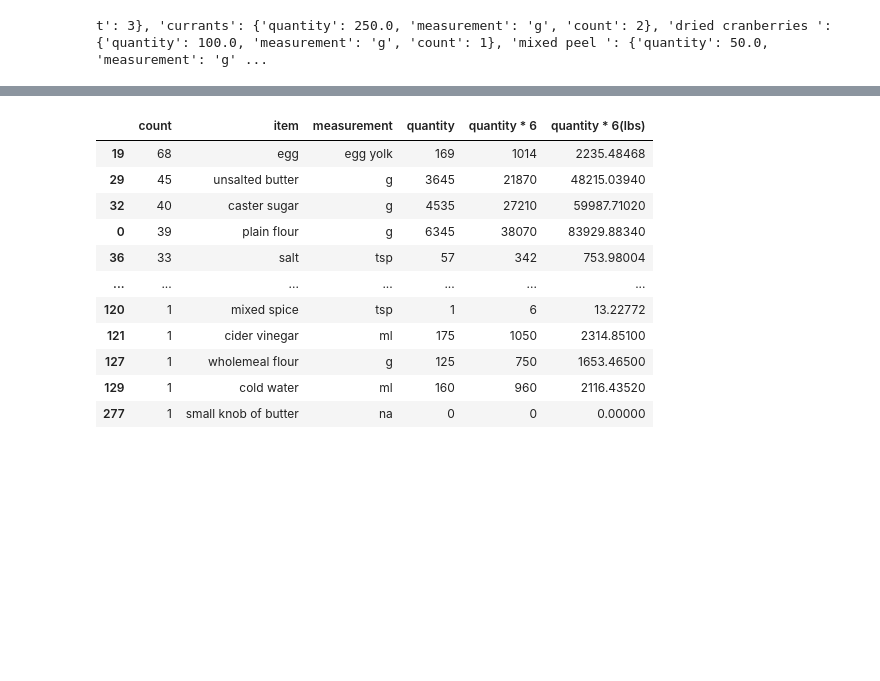
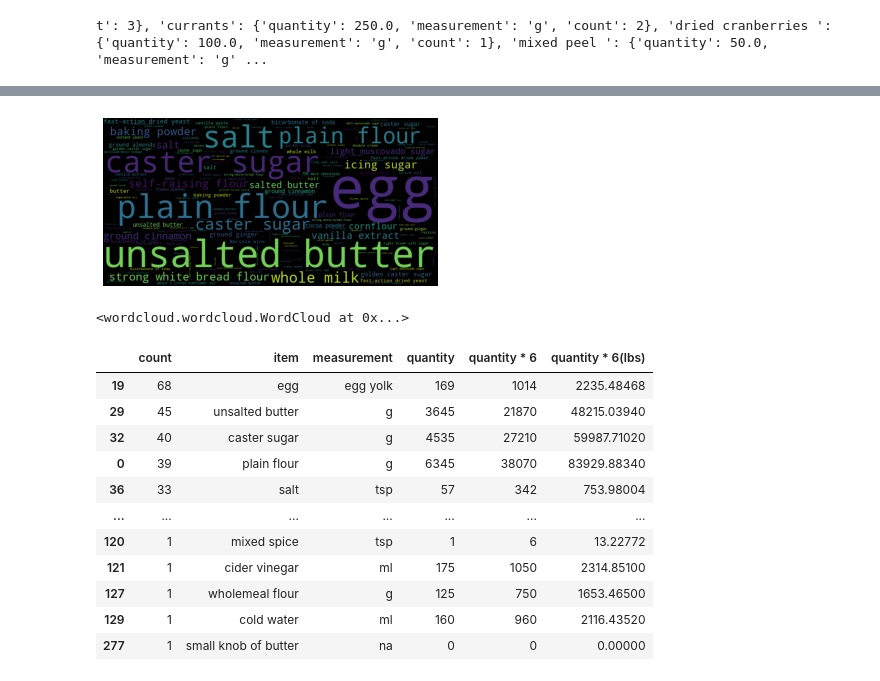
Before and after one commit to oshadiw/bakeoff-analysis, a Jupyter notebook: analysis/ingredient_count.ipynb, the cells around one changed output, grey strips where cells are left out. Drawn from its saved outputs; the diff is of its cells as text; code cells hidden in the pictures; blank space fills up the shorter version.

Commit message:
added word map

```diff
--- a/analysis/ingredient_count.ipynb
+++ b/analysis/ingredient_count.ipynb
@@ -37,0 +29,5 @@ recipes_df_raw.head
+# %%
+# import the raw csv
+signature_df_raw = pd.read_csv('../static/data/signature_list.csv', encoding="utf-8")
+signature_df = signature_df_raw.copy()
+signature_df.head()
@@ -242,3 +337,20 @@ ing_totals_df.sort_values(by=['count'], ascending=False)
+# %%
+# creat dict with word and count
+ing_count_dict = dict(zip(ing_totals_df['item'], ing_totals_df['count']))
+
+# creating a word map with the dict
+wordcloud = WordCloud(width = 800, height = 400, max_words=500,normalize_plurals=False).generate_from_frequencies(ing_count_dict)
+
+plt.figure()
+plt.imshow(wordcloud)
+plt.axis("off")
+plt.show()
+# %% [output]
+[figure, added]
+# %%
+wordcloud.to_file("../static/images/ingredient_wordcloud.jpg")
+# %% [output]
+<wordcloud.wordcloud.WordCloud at 0x...>
 # %%
 # multiply by 6 to include the number of participants in the total
 ing_totals_df['quantity * 6'] = ing_totals_df['quantity']*6
```
Also changed, not shown: parts of 10 cells of this notebook, 2 other files.
